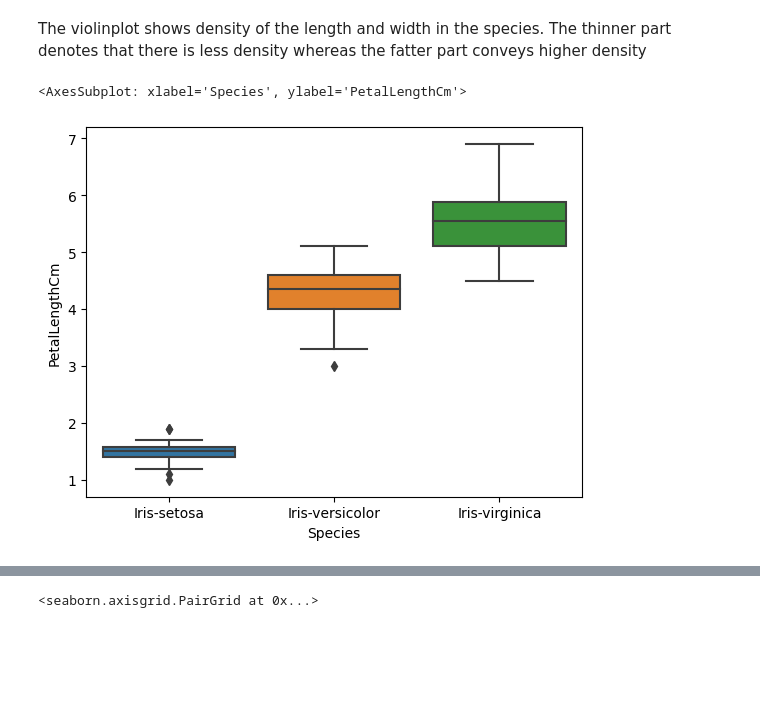
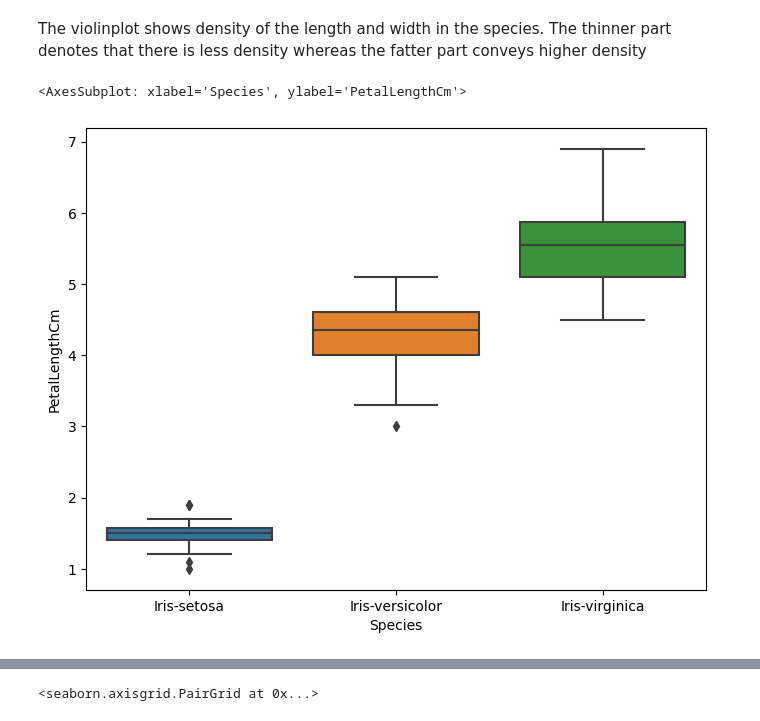
Before and after one commit to bhimrazy/Iris-Species-Prediction-using-Decision-Tree-Algorithm-GRIP, a Jupyter notebook: Prediction using Decision Tree Algorithm.ipynb, the cells around one changed output, grey strips where cells are left out. Saved outputs shown, nothing was run; the diff lists cells and outputs as text; code cells hidden in the pictures; blank space fills up the shorter version.

```diff
--- a/Prediction using Decision Tree Algorithm.ipynb
+++ b/Prediction using Decision Tree Algorithm.ipynb
@@ -142,8 +150,9 @@ sns.violinplot(x='Species',y='SepalWidthCm',data=df)
 # %% [markdown]
 The violinplot shows density of the length and width in the species. The thinner part denotes that there is less density whereas the fatter part conveys higher density
 # %%
-# We can look at an individual feature in Seaborn through a boxplot
+# We can look at an individual feature in Seaborn through a boxplot and look for outliers
+plt.figure(figsize=(8,6))
 sns.boxplot(x="Species", y="PetalLengthCm", data=df)
 # %% [output]
 <AxesSubplot: xlabel='Species', ylabel='PetalLengthCm'>
-[figure, old version]
+[figure, new version]
```
Also changed, not shown: parts of 32 cells of this notebook, 2 other files.
